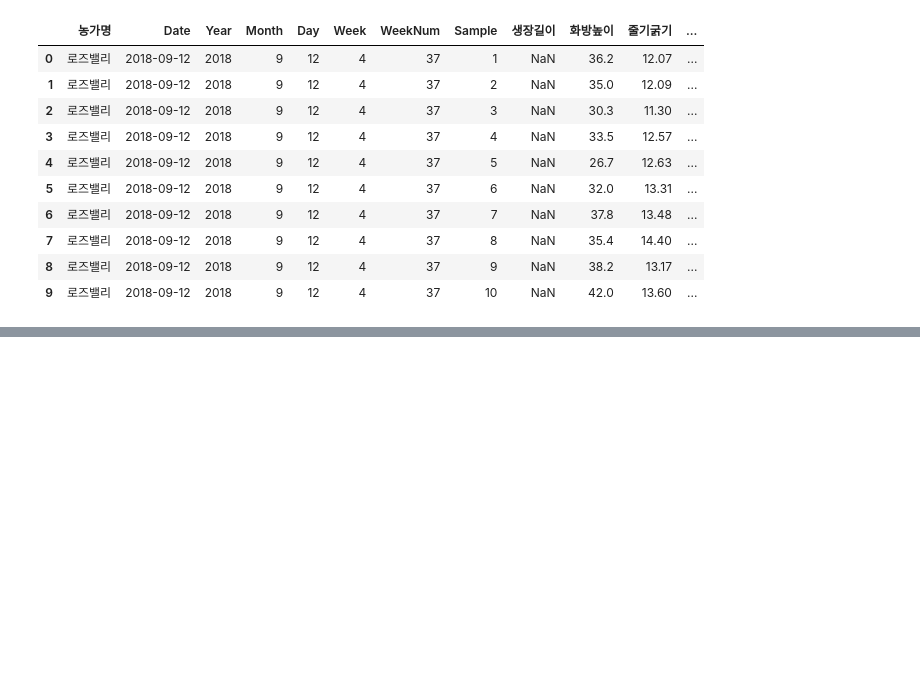
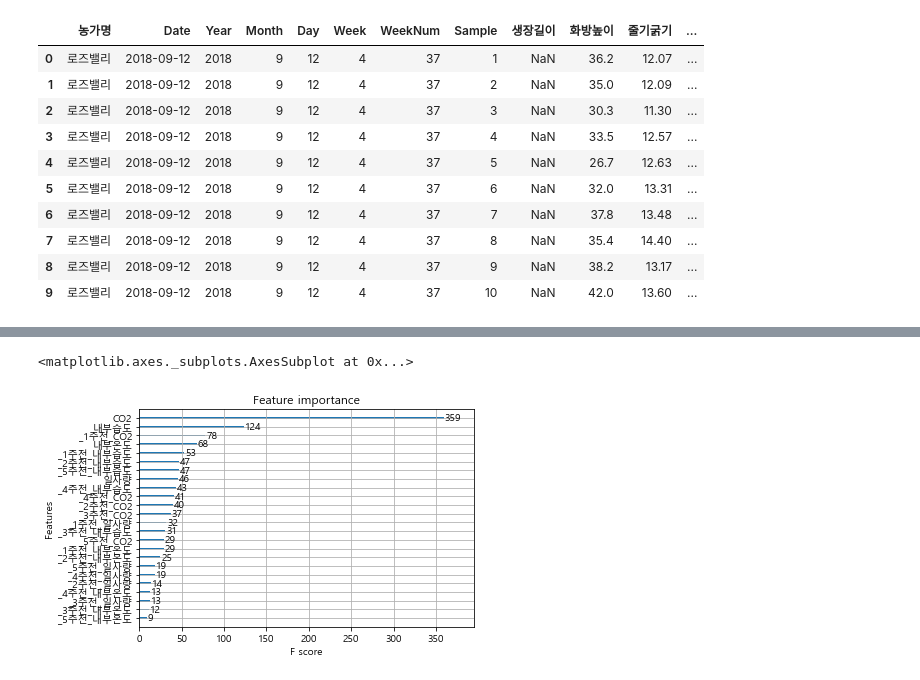
Before and after one commit to meucham11/nong_intern, a Jupyter notebook: 03_지연변수와 회귀.ipynb, the cells around one changed output, grey strips where cells are left out. Drawn from its saved outputs; the diff is of its cells as text; code cells hidden in the pictures; blank space fills up the shorter version.

```diff
--- a/03_지연변수와 회귀.ipynb
+++ b/03_지연변수와 회귀.ipynb
@@ -449,0 +542,2 @@ lag_dataset[0].head(10)
+# %%
+test2 = test.dropna().reset_index(drop=True)
@@ -449,0 +551,7 @@ lag_dataset[0].head(10)
+# %%
+X_train, X_test, y_train, y_test = train_test_split((test2.iloc[:,12:]), (test2['생장길이']) ,test_size=0.1)
+xgb_model = xgboost.XGBRegressor(n_estimators=100, learning_rate=0.08, gamma=0, subsample=0.75,
+                           colsample_bytree=1, max_depth=7)
+
+print(len(X_train), len(X_test))
+xgb_model.fit(X_train,y_train)
@@ -449,0 +568,5 @@ lag_dataset[0].head(10)
+# %%
+xgboost.plot_importance(xgb_model)
+# %% [output]
+<matplotlib.axes._subplots.AxesSubplot at 0x...>
+[figure, added]
```
Also changed, not shown: parts of 20 cells of this notebook.
